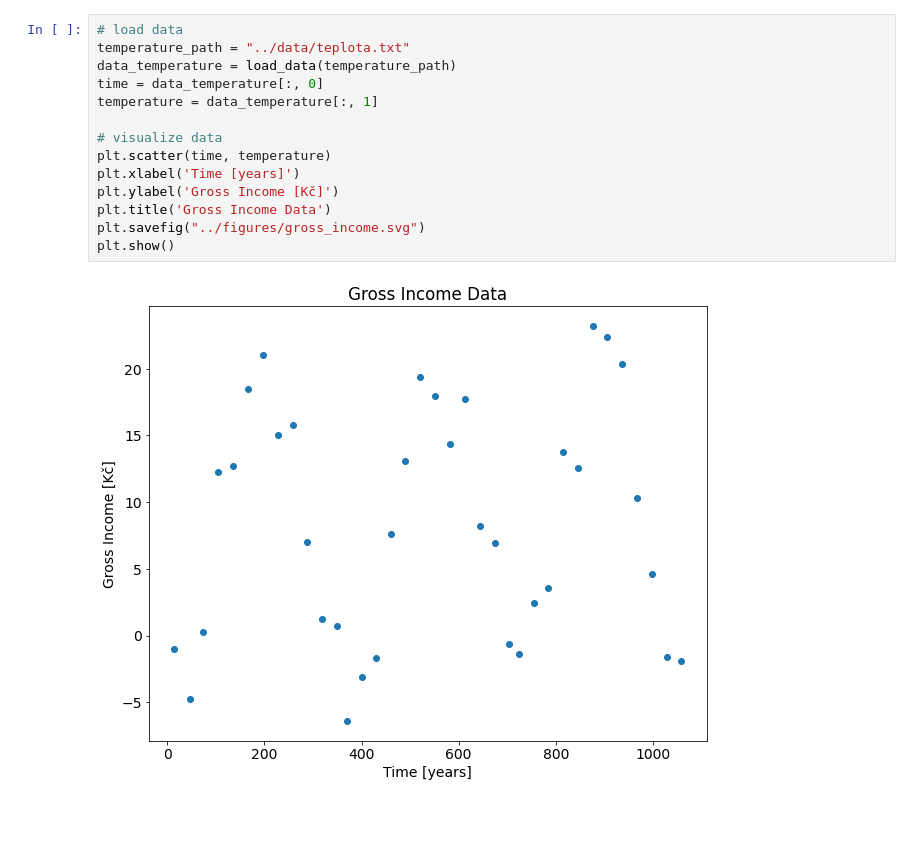
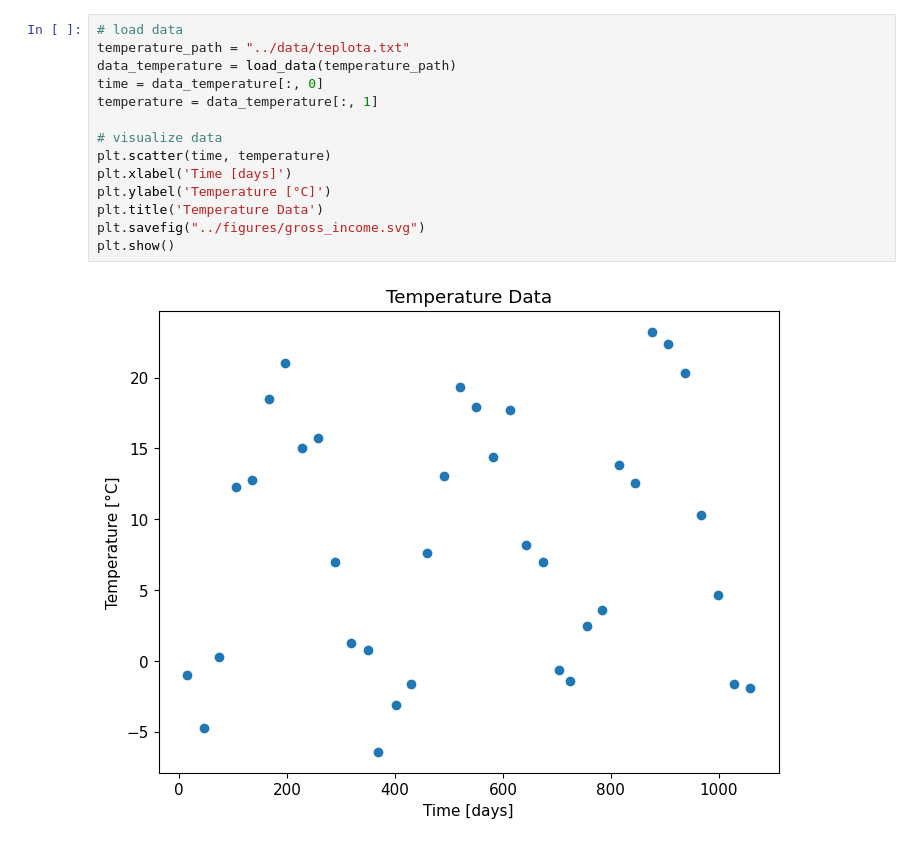
Before and after one commit to aleskucera/OPT-Assignments, a Jupyter notebook: 01_mzda_a_teplota/code/mzda_a_teplota.ipynb, the cells around one changed output. Drawn from its saved outputs; the diff is of its cells as text; blank space fills up the shorter version.

```diff
--- a/01_mzda_a_teplota/code/mzda_a_teplota.ipynb
+++ b/01_mzda_a_teplota/code/mzda_a_teplota.ipynb
@@ -50,17 +65,17 @@ plt.show()
 # %%
 # load data
 temperature_path = "../data/teplota.txt"
 data_temperature = load_data(temperature_path)
 time = data_temperature[:, 0]
 temperature = data_temperature[:, 1]
 
 # visualize data
 plt.scatter(time, temperature)
-plt.xlabel('Time [years]')
-plt.ylabel('Gross Income [Kč]')
-plt.title('Gross Income Data')
+plt.xlabel('Time [days]')
+plt.ylabel('Temperature [°C]')
+plt.title('Temperature Data')
 plt.savefig("../figures/gross_income.svg")
 plt.show()
 # %% [output]
-[figure, old version]
+[figure, new version]
 # %%
```
Also changed, not shown: parts of 4 cells of this notebook, 5 other files.
